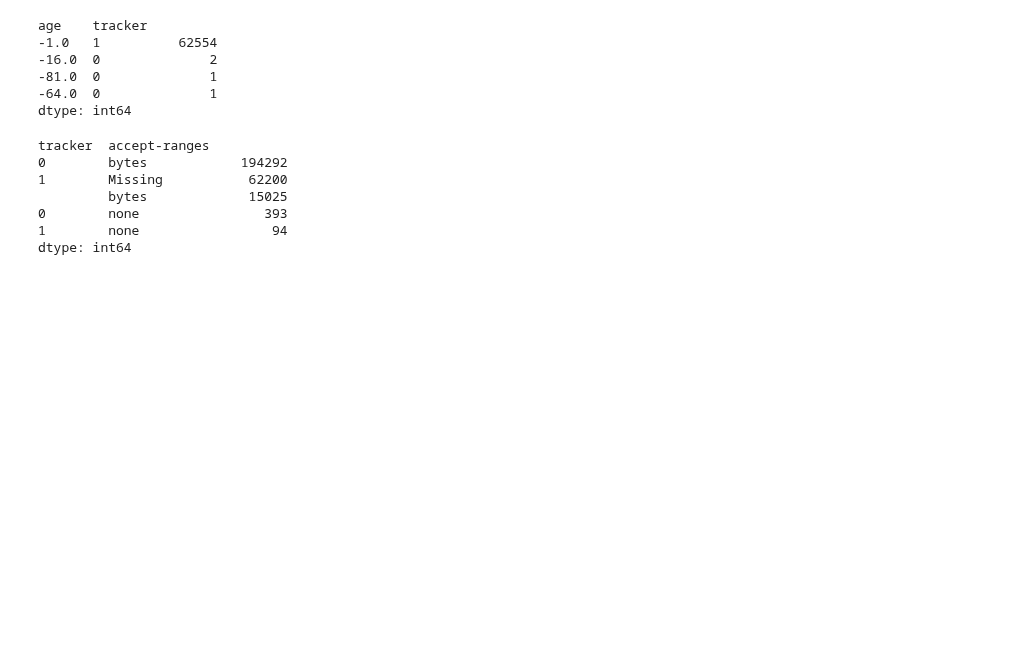
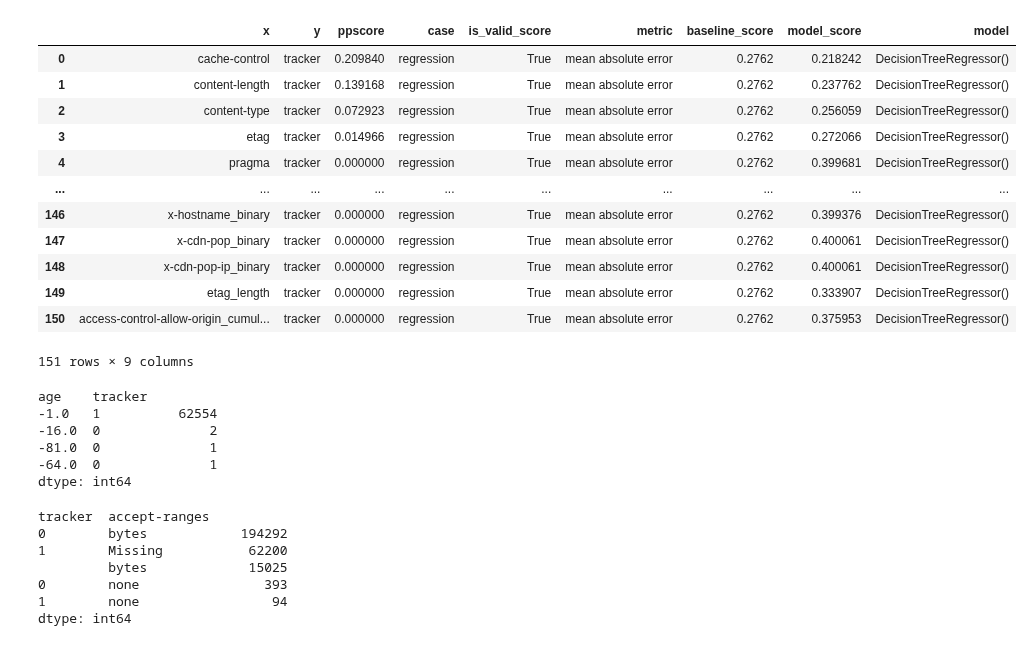
Before and after one commit to wolfrieder/http-response-classifier, a Jupyter notebook: notebooks/modeling.ipynb, the cells around one changed output. Saved outputs shown, nothing was run; the diff lists cells and outputs as text; code cells hidden in the pictures; blank space fills up the shorter version.

```diff
--- a/notebooks/modeling.ipynb
+++ b/notebooks/modeling.ipynb
@@ -69,2 +108,18 @@ TypeError: Unordered Categoricals can only compare equality or not
+# %%
+ppscore.predictors(train_data, 'tracker', random_seed=10, sample=5000, cross_validation=10)
+# %% [output]
+|  | x | y | ppscore | case | is_valid_score | metric | baseline_score | model_score | model |
+| 0 | cache-control | tracker | 0.209840 | regression | True | mean absolute error | 0.2762 | 0.218242 | DecisionTreeRegressor() |
+| 1 | content-length | tracker | 0.139168 | regression | True | mean absolute error | 0.2762 | 0.237762 | DecisionTreeRegressor() |
+| 2 | content-type | tracker | 0.072923 | regression | True | mean absolute error | 0.2762 | 0.256059 | DecisionTreeRegressor() |
+| 3 | etag | tracker | 0.014966 | regression | True | mean absolute error | 0.2762 | 0.272066 | DecisionTreeRegressor() |
+| 4 | pragma | tracker | 0.000000 | regression | True | mean absolute error | 0.2762 | 0.399681 | DecisionTreeRegressor() |
+| ... | ... | ... | ... | ... | ... | ... | ... | ... | ... |
+| 146 | x-hostname_binary | tracker | 0.000000 | regression | True | mean absolute error | 0.2762 | 0.399376 | DecisionTreeRegressor() |
+| 147 | x-cdn-pop_binary | tracker | 0.000000 | regression | True | mean absolute error | 0.2762 | 0.400061 | DecisionTreeRegressor() |
+| 148 | x-cdn-pop-ip_binary | tracker | 0.000000 | regression | True | mean absolute error | 0.2762 | 0.400061 | DecisionTreeRegressor() |
+| 149 | etag_length | tracker | 0.000000 | regression | True | mean absolute error | 0.2762 | 0.333907 | DecisionTreeRegressor() |
+| 150 | access-control-allow-origin_cumul... | tracker | 0.000000 | regression | True | mean absolute error | 0.2762 | 0.375953 | DecisionTreeRegressor() |
+151 rows × 9 columns
 # %%
 train_data = pd.read_parquet(
```
Also changed, not shown: parts of 37 cells of this notebook, 20 other files.
